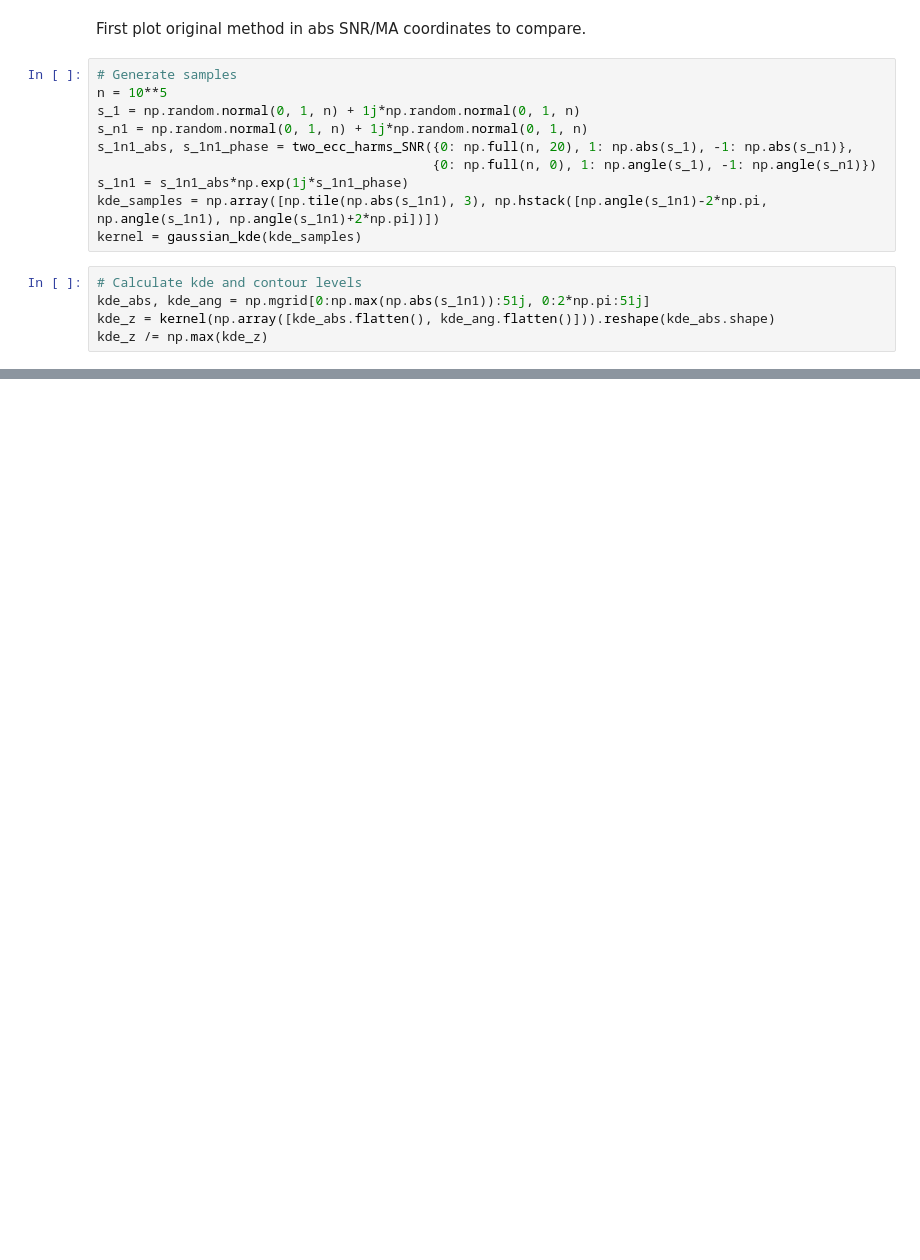
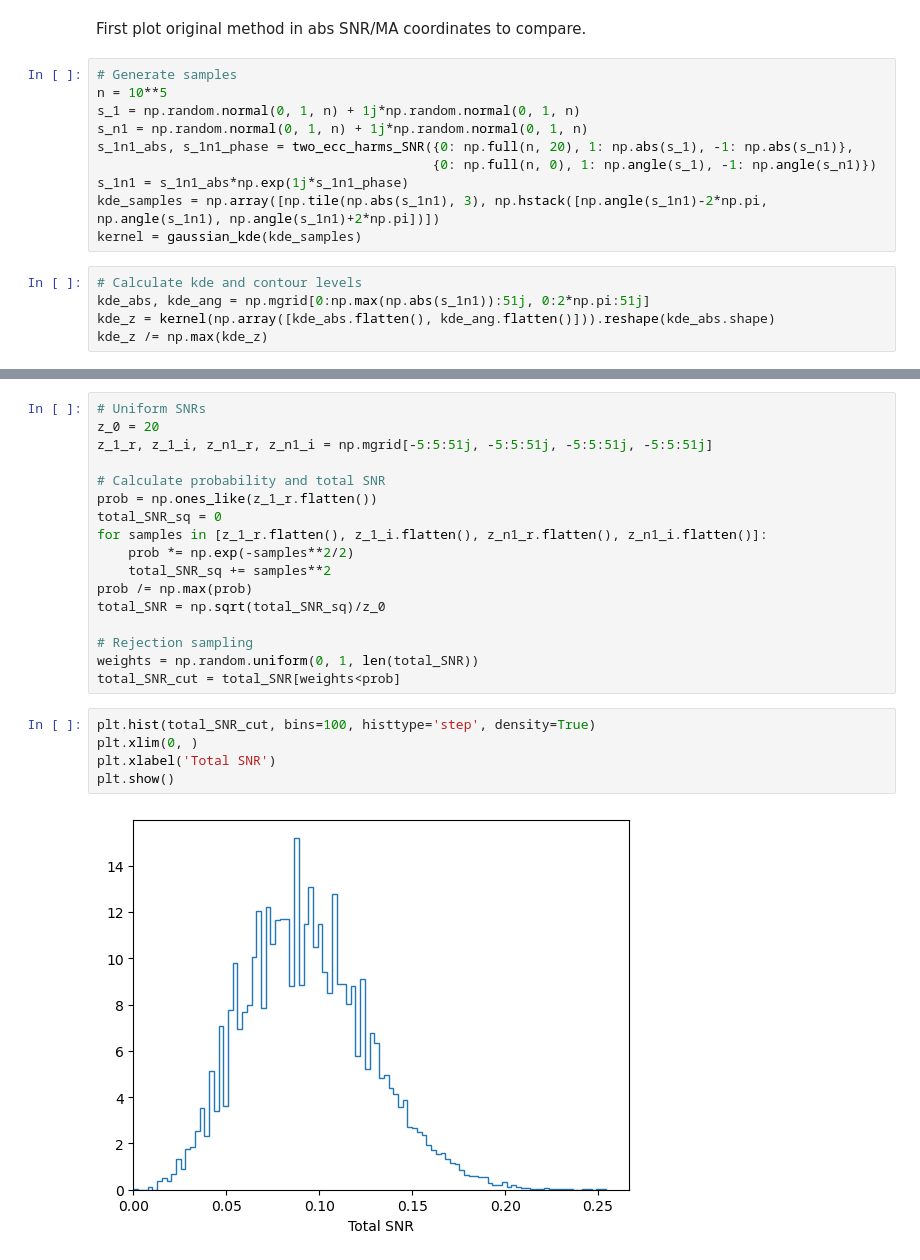
Before and after one commit to BenGPatterson/EccentricBinaries, a Jupyter notebook: notebooks/degen_function.ipynb, the cells around one changed output, grey strips where cells are left out. Drawn from its saved outputs; the diff is of its cells as text; blank space fills up the shorter version.

```diff
--- a/notebooks/degen_function.ipynb
+++ b/notebooks/degen_function.ipynb
@@ -625,0 +592,24 @@ kde_z_1 /= np.max(kde_z_1)
+# %%
+# Uniform SNRs
+z_0 = 20
+z_1_r, z_1_i, z_n1_r, z_n1_i = np.mgrid[-5:5:51j, -5:5:51j, -5:5:51j, -5:5:51j]
+
+# Calculate probability and total SNR
+prob = np.ones_like(z_1_r.flatten())
+total_SNR_sq = 0
+for samples in [z_1_r.flatten(), z_1_i.flatten(), z_n1_r.flatten(), z_n1_i.flatten()]:
+    prob *= np.exp(-samples**2/2)
+    total_SNR_sq += samples**2
+prob /= np.max(prob)
+total_SNR = np.sqrt(total_SNR_sq)/z_0
+
+# Rejection sampling
+weights = np.random.uniform(0, 1, len(total_SNR))
+total_SNR_cut = total_SNR[weights<prob]
+# %%
+plt.hist(total_SNR_cut, bins=100, histtype='step', density=True)
+plt.xlim(0, )
+plt.xlabel('Total SNR')
+plt.show()
+# %% [output]
+[figure, added]
```
Also changed, not shown: parts of 32 cells of this notebook, 12 other files.
